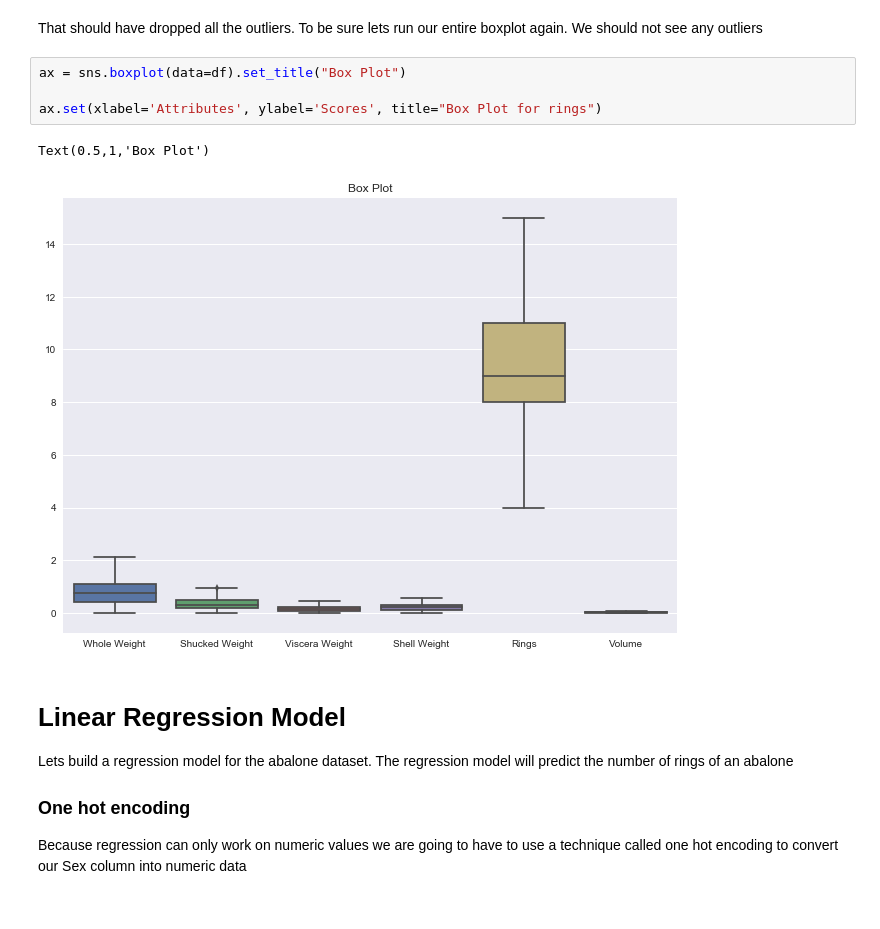
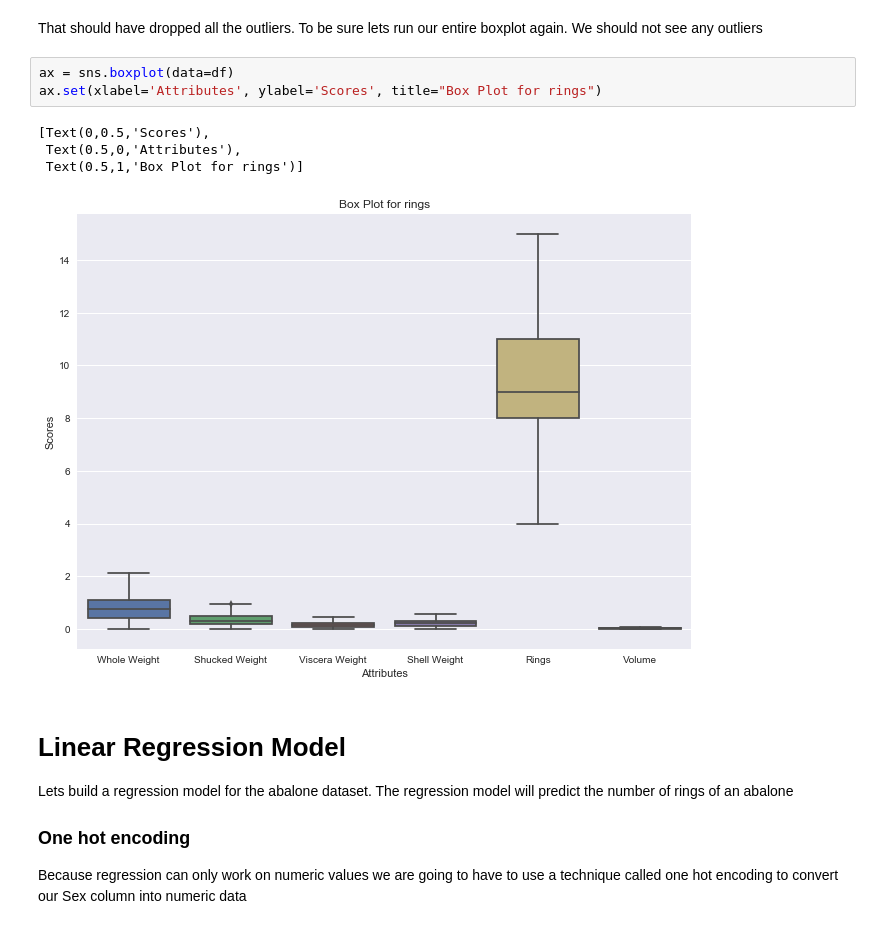
Before and after one commit to el-davo/msc-data-analytics-notebook, a Jupyter notebook: abalones.ipynb, the cells around one changed output. Cells and saved outputs as stored; diff of their text form.

```diff
--- a/abalones.ipynb
+++ b/abalones.ipynb
@@ -354,12 +356,13 @@ After shape: (3805, 7)
 # %% [markdown]
 That should have dropped all the outliers. To be sure lets run our entire boxplot again. We should not see any outliers
 # %%
-ax = sns.boxplot(data=df).set_title("Box Plot")
-
+ax = sns.boxplot(data=df)
 ax.set(xlabel='Attributes', ylabel='Scores', title="Box Plot for rings")
 # %% [output]
-Text(0.5,1,'Box Plot')
+[Text(0,0.5,'Scores'),
+ Text(0.5,0,'Attributes'),
+ Text(0.5,1,'Box Plot for rings')]
-[figure, old version]
+[figure, new version]
 # %% [markdown]
 # Linear Regression Model
 
```
Also changed, not shown: parts of 5 cells of this notebook.
